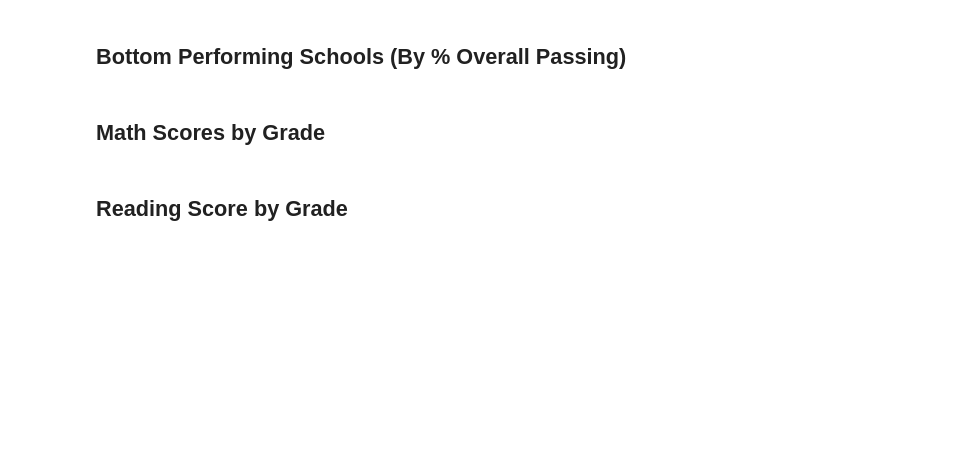
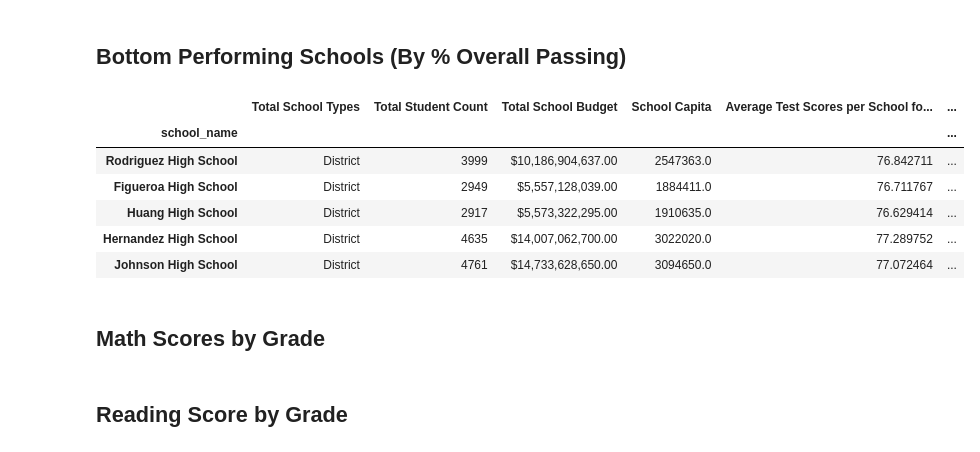
Before and after one commit to Nalfrey/pandas-challenge, a Jupyter notebook: PyCitySchools/PyCitySchools_starter.ipynb, the cells around one changed output. Saved outputs shown, nothing was run; the diff lists cells and outputs as text; code cells hidden in the pictures; blank space fills up the shorter version.

```diff
--- a/PyCitySchools/PyCitySchools_starter.ipynb
+++ b/PyCitySchools/PyCitySchools_starter.ipynb
@@ -289,8 +303,16 @@ top_schools.head(5)
 ## Bottom Performing Schools (By % Overall Passing)
 # %%
 # Sort the schools by `% Overall Passing` in ascending order and display the top 5 rows.
-bottom_schools =
+bottom_schools = per_school_summary.sort_values("Overall Passing Rate")
 bottom_schools.head(5)
+# %% [output]
+|  | Total School Types | Total Student Count | Total School Budget | School Capita | Average Test Scores per School fo... | ... |
+| school_name |  |  |  |  |  | ... |
+| Rodriguez High School | District | 3999 | $10,186,904,637.00 | 2547363.0 | 76.842711 | ... |
+| Figueroa High School | District | 2949 | $5,557,128,039.00 | 1884411.0 | 76.711767 | ... |
+| Huang High School | District | 2917 | $5,573,322,295.00 | 1910635.0 | 76.629414 | ... |
+| Hernandez High School | District | 4635 | $14,007,062,700.00 | 3022020.0 | 77.289752 | ... |
+| Johnson High School | District | 4761 | $14,733,628,650.00 | 3094650.0 | 77.072464 | ... |
 # %% [markdown]
 ## Math Scores by Grade
 # %%
```
Also changed, not shown: parts of 5 cells of this notebook.
